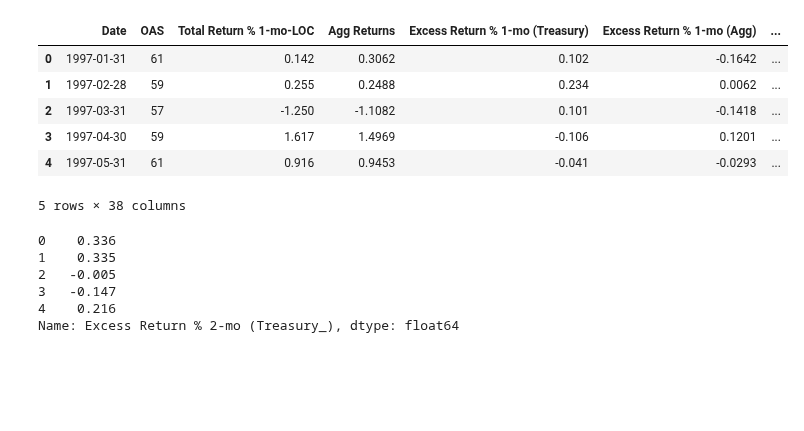
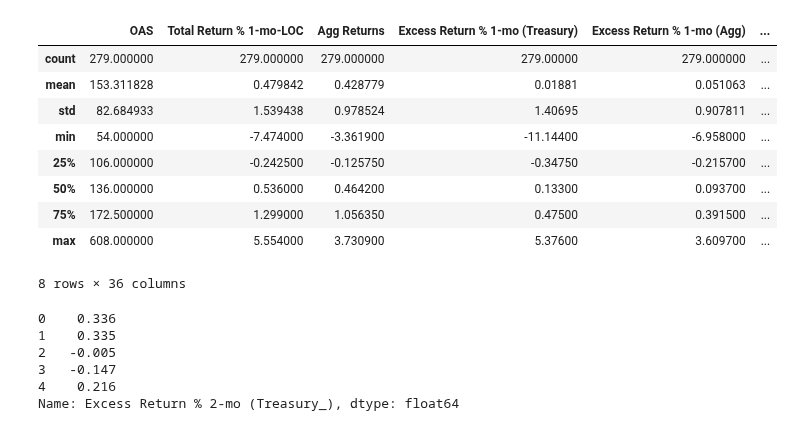
Before and after one commit to valazeinali/BoydWatterson, a Jupyter notebook: BoydWatterson/T-Test Analysis/FINAL_PROJECT_OAS.ipynb, the cells around one changed output. Saved outputs shown, nothing was run; the diff lists cells and outputs as text; code cells hidden in the pictures; blank space fills up the shorter version.

```diff
--- a/BoydWatterson/T-Test Analysis/FINAL_PROJECT_OAS.ipynb
+++ b/BoydWatterson/T-Test Analysis/FINAL_PROJECT_OAS.ipynb
@@ -4,15 +4,18 @@ import pandas as pd
 # %%
 df_IG = pd.read_excel('minmax_OAS_with_Returns.xlsx', sheet_name="IG")
 # %%
-df_IG.head()
+df_IG.describe()
 # %% [output]
-|  | Date | OAS | Total Return % 1-mo-LOC | Agg Returns | Excess Return % 1-mo (Treasury) | Excess Return % 1-mo (Agg) | ... |
-| 0 | 1997-01-31 | 61 | 0.142 | 0.3062 | 0.102 | -0.1642 | ... |
-| 1 | 1997-02-28 | 59 | 0.255 | 0.2488 | 0.234 | 0.0062 | ... |
-| 2 | 1997-03-31 | 57 | -1.250 | -1.1082 | 0.101 | -0.1418 | ... |
-| 3 | 1997-04-30 | 59 | 1.617 | 1.4969 | -0.106 | 0.1201 | ... |
-| 4 | 1997-05-31 | 61 | 0.916 | 0.9453 | -0.041 | -0.0293 | ... |
+|  | OAS | Total Return % 1-mo-LOC | Agg Returns | Excess Return % 1-mo (Treasury) | Excess Return % 1-mo (Agg) | ... |
+| count | 279.000000 | 279.000000 | 279.000000 | 279.00000 | 279.000000 | ... |
+| mean | 153.311828 | 0.479842 | 0.428779 | 0.01881 | 0.051063 | ... |
+| std | 82.684933 | 1.539438 | 0.978524 | 1.40695 | 0.907811 | ... |
+| min | 54.000000 | -7.474000 | -3.361900 | -11.14400 | -6.958000 | ... |
+| 25% | 106.000000 | -0.242500 | -0.125750 | -0.34750 | -0.215700 | ... |
+| 50% | 136.000000 | 0.536000 | 0.464200 | 0.13300 | 0.093700 | ... |
+| 75% | 172.500000 | 1.299000 | 1.056350 | 0.47500 | 0.391500 | ... |
+| max | 608.000000 | 5.554000 | 3.730900 | 5.37600 | 3.609700 | ... |
-5 rows × 38 columns
+8 rows × 36 columns
 # %%
 # This is redundant so we are dropping them
 df_IG = df_IG.drop(columns = ['Excess Return % 1-mo (Treasury).1','Excess Return % 1-mo (Agg).1','Excess Return % 3-mo (Treasury).1','Excess Return % 3-mo (Agg).1','Excess Return % 6-mo (Treasury).1','Excess Return % 6-mo (Agg).1','Excess Return % 9-mo (Treasury).1','Excess Return % 9-mo (Agg).1','Excess Return % 12-mo (Treasury).1','Excess Return % 12-mo (Agg).1','Excess Return % 24-mo (Treasury).1','Excess Return % 24-mo (Agg).1','Excess Return % 36-mo (Treasury).1','Excess Return % 36-mo (Agg).1','Unnamed: 18','Date.1','OAS.1','Total Return % 1-mo-LOC.1','Agg Returns.1'])
```
Also changed, not shown: parts of 7 cells of this notebook.
